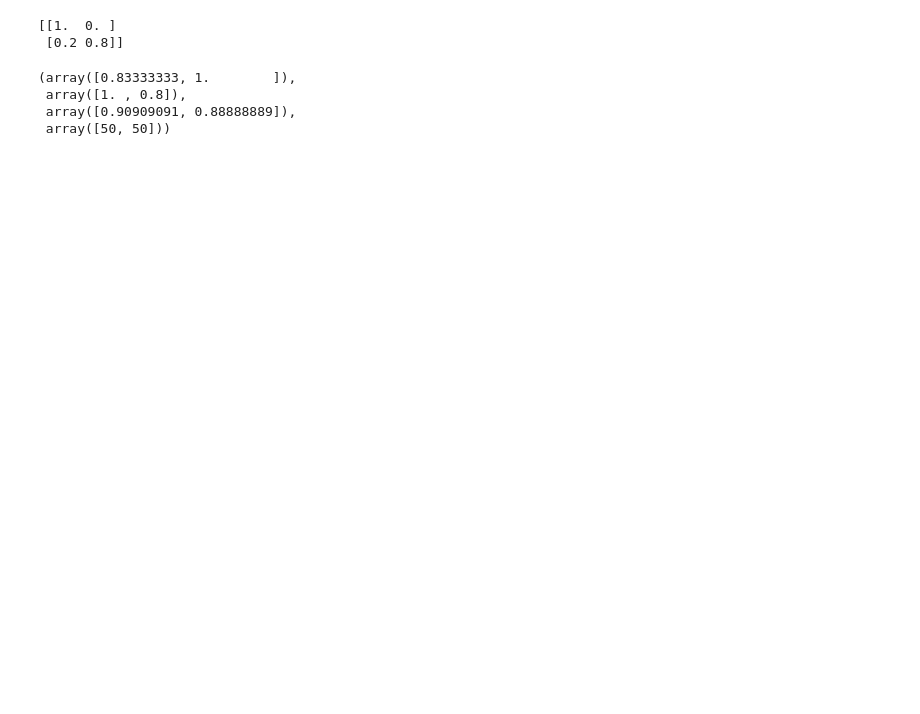
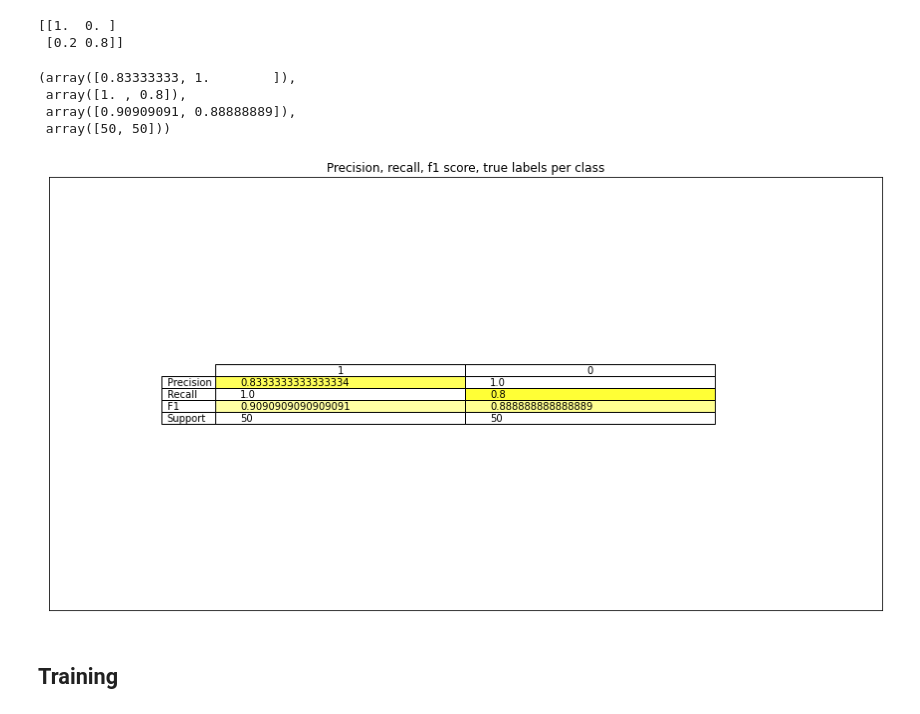
Before and after one commit to marinone94/divedeep-transformers, a Jupyter notebook: divedeep/topics/sequence-classification-bert/train_and_eval_models.ipynb, the cells around one changed output. Cells and saved outputs as stored; diff of their text form; code cells hidden in the pictures; blank space fills up the shorter version.

Commit message:
improve training code

```diff
--- a/divedeep/topics/sequence-classification-bert/train_and_eval_models.ipynb
+++ b/divedeep/topics/sequence-classification-bert/train_and_eval_models.ipynb
@@ -170,13 +223,30 @@ precision_recall_fscore_support(y_true, y_pred)
  array([0.90909091, 0.88888889]),
  array([50, 50]))
 # %%
-def display_prfs(y_true, y_pred, labels):
-    fig, ax = plt.subplots(figsize=(len(labels), ))
+def plot_prfs(y_true, y_pred, labels):
+    # fig, ax = plt.subplots(figsize=(4, len(labels)))
+    fig = plt.figure(figsize=(15, 8))
+    ax = fig.add_subplot(111, frameon=True, xticks=[], yticks=[])
 
-    display = ConfusionMatrixDisplay(confusion_matrix=cm, display_labels=labels)
-    display.plot(cmap="Greens", values_format=".2f", ax=ax, colorbar=False)
-    plt.title("Normalized confusion matrix")
+    prfs = precision_recall_fscore_support(y_true, y_pred)
+    plt.table(
+        cellText=prfs,
+        rowLabels=["Precision", "Recall", "F1", "Support"],
+        cellLoc="left",
+        colLabels=labels,
+        colWidths = [.3]*len(prfs[0]),
+        loc="center",
+        cellColours=plt.cm.hot(prfs),
+        bbox=None
+    )
+    # display.plot(cmap="Greens", values_format=".2f", ax=ax, colorbar=False)
+    plt.title("Precision, recall, f1 score, true labels per class")
     plt.show()
+    return prfs
+# %%
+prfs = plot_prfs(y_true, y_pred, labels=["1", "0"])
+# %% [output]
+[figure, added]
 # %%
 # For training loop
 def compute_metrics(pred):
@@ -186,0 +257,2 @@ def compute_metrics(pred):
+# %% [markdown]
+## Training
```
Also changed, not shown: parts of 38 cells of this notebook, 1 other file.
